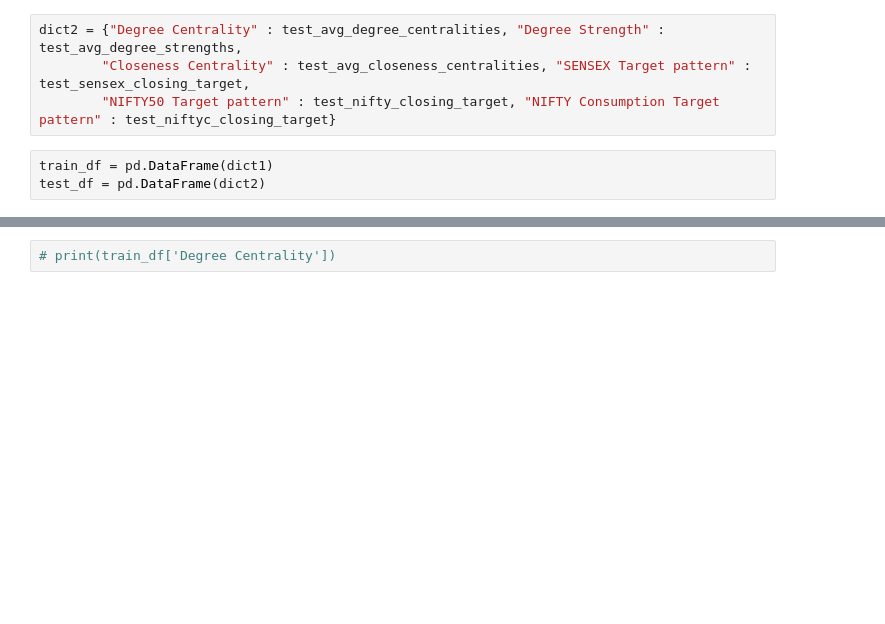
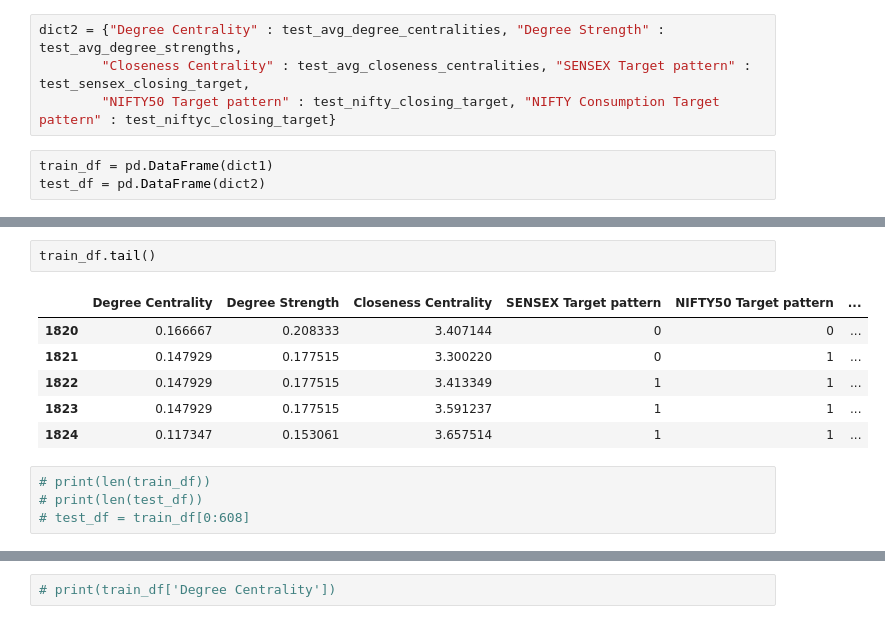
Before and after one commit to shubhamsharma6701/btp, a Jupyter notebook: code/Pattern prediction for long term strategies.ipynb, the cells around one changed output, grey strips where cells are left out. Cells and saved outputs as stored; diff of their text form; blank space fills up the shorter version.

```diff
--- a/code/Pattern prediction for long term strategies.ipynb
+++ b/code/Pattern prediction for long term strategies.ipynb
@@ -645,0 +641,13 @@ print(train_df.size)
+# %%
+train_df.tail()
+# %% [output]
+|  | Degree Centrality | Degree Strength | Closeness Centrality | SENSEX Target pattern | NIFTY50 Target pattern | ... |
+| 1820 | 0.166667 | 0.208333 | 3.407144 | 0 | 0 | ... |
+| 1821 | 0.147929 | 0.177515 | 3.300220 | 0 | 1 | ... |
+| 1822 | 0.147929 | 0.177515 | 3.413349 | 1 | 1 | ... |
+| 1823 | 0.147929 | 0.177515 | 3.591237 | 1 | 1 | ... |
+| 1824 | 0.117347 | 0.153061 | 3.657514 | 1 | 1 | ... |
+# %%
+# print(len(train_df))
+# print(len(test_df))
+# test_df = train_df[0:608]
```
Also changed, not shown: parts of 57 cells of this notebook, 14 other files.
